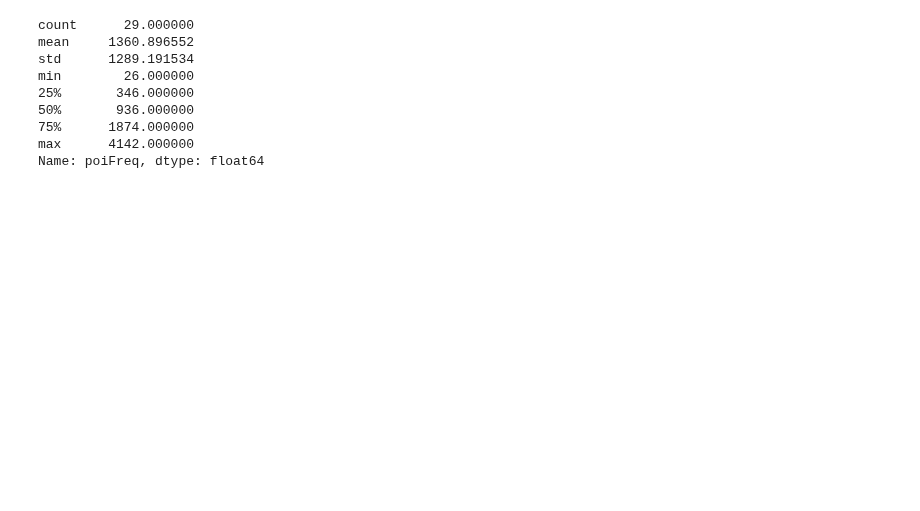
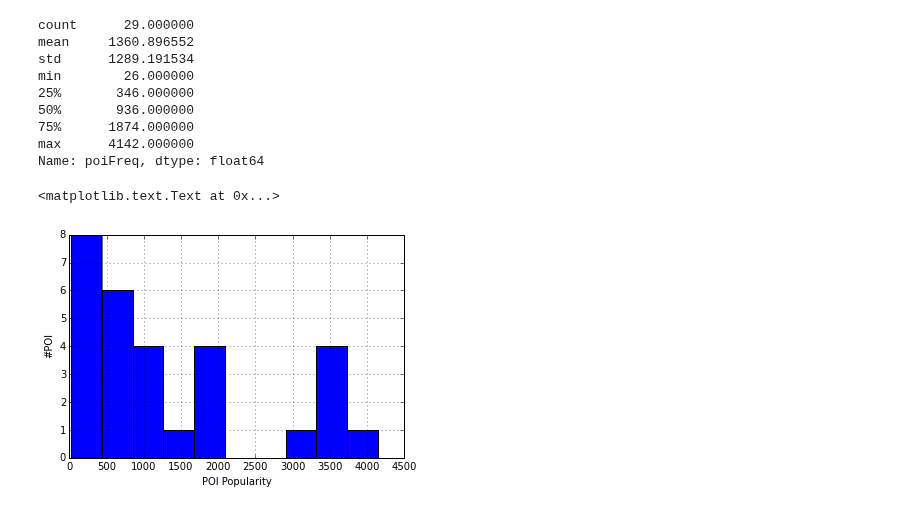
Before and after one commit to chengsoonong/digbeta, a Jupyter notebook: tour/tour_HMM.ipynb, the cells around one changed output. Drawn from its saved outputs; the diff is of its cells as text; code cells hidden in the pictures; blank space fills up the shorter version.

```diff
--- a/tour/tour_HMM.ipynb
+++ b/tour/tour_HMM.ipynb
@@ -336,3 +386,10 @@ min        26.000000
 75%      1874.000000
 max      4142.000000
 Name: poiFreq, dtype: float64
+# %%
+ax = poi_all['poiFreq'].hist(bins=10)
+ax.set_xlabel('POI Popularity')
+ax.set_ylabel('#POI')
+# %% [output]
+<matplotlib.text.Text at 0x...>
+[figure, added]
```
Also changed, not shown: parts of 78 cells of this notebook.
